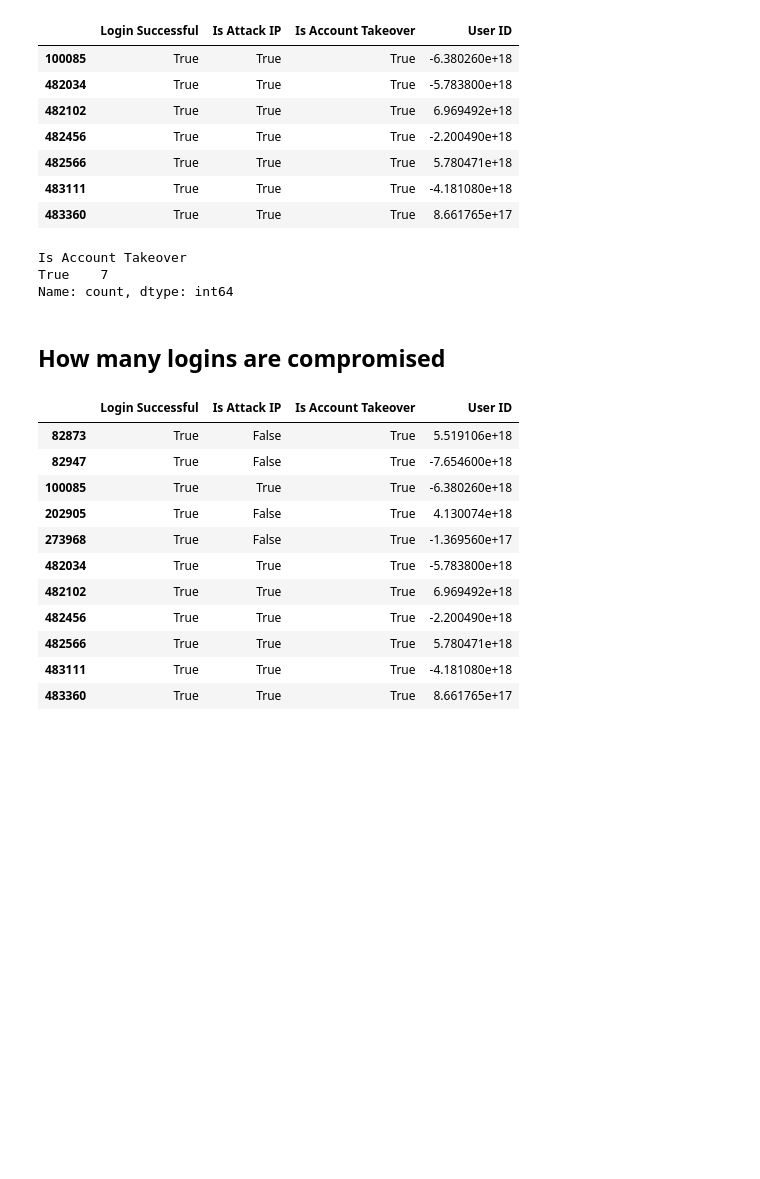
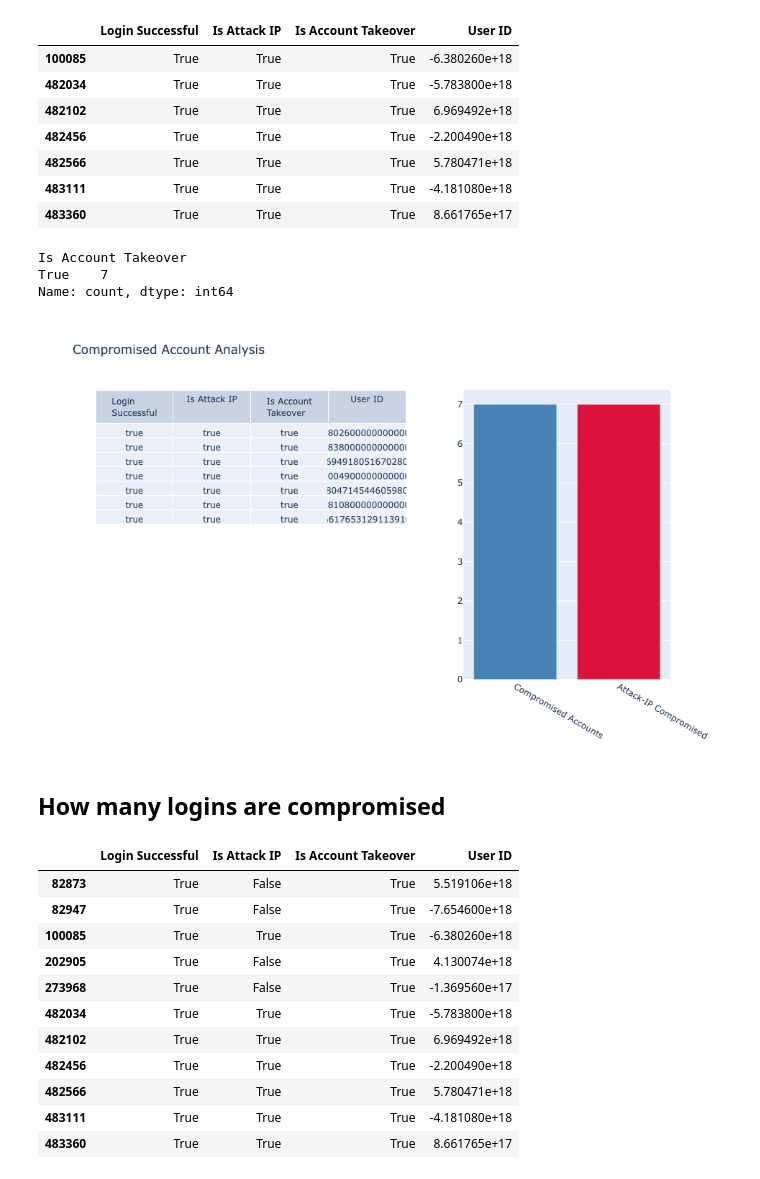
Before and after one commit to Ligia20/Are_we_at_risk, a Jupyter notebook: Medical-Attacks.ipynb, the cells around one changed output. Drawn from its saved outputs; the diff is of its cells as text; code cells hidden in the pictures; blank space fills up the shorter version.

```diff
--- a/Medical-Attacks.ipynb
+++ b/Medical-Attacks.ipynb
@@ -88,6 +88,79 @@ Accounts_Compromised['Is Account Takeover'].value_counts()
 Is Account Takeover
 True    7
 Name: count, dtype: int64
+# %%
+from plotly.subplots import make_subplots
+import plotly.graph_objects as go
+
+# Filter data
+
+accounts_compromised = Attack_Attempts[
+    (Attack_Attempts['Login Successful']) &
+    (Attack_Attempts['Is Account Takeover']) &
+    (Attack_Attempts['Is Attack IP'])
+]
+
+total_compromised = len(accounts_compromised)
+
+attack_ip_compromised = len(
+    accounts_compromised[accounts_compromised['Is Attack IP']]
+)
+
+# Create subplot figure
+
+fig = make_subplots(
+    rows=1,
+    cols=2,
+    specs=[[{"type": "table"}, {"type": "bar"}]],
+    column_widths=[0.6, 0.4]
+)
+
+# Table
+
+fig.add_trace(
+    go.Table(
+        header=dict(
+            values=[
+                'Login Successful',
+                'Is Attack IP',
+                'Is Account Takeover',
+                'User ID'
+            ]
+        ),
+
+cells=dict(
+    values=[
+        accounts_compromised.head(10)['Login Successful'],
+        accounts_compromised.head(10)['Is Attack IP'],
+        accounts_compromised.head(10)['Is Account Takeover'],
+        accounts_compromised.head(10)['User ID']
+        ]
+    )
+),
+    row=1,
+    col=1
+)
+
+# Bar chart
+
+fig.add_trace(
+    go.Bar(
+        x=['Compromised Accounts', 'Attack-IP Compromised'],
+        y=[total_compromised, attack_ip_compromised],
+        marker_color=['steelblue', 'crimson']
+),
+ row=1,
+ col=2
+)
+
+fig.update_layout(
+    title='Compromised Account Analysis',
+    height=600
+)
+
+fig.show()
+# %% [output]
+[figure, added]
 # %% [markdown]
 ## How many logins are compromised
 # %%
```
Also changed, not shown: parts of 1 cell of this notebook.
